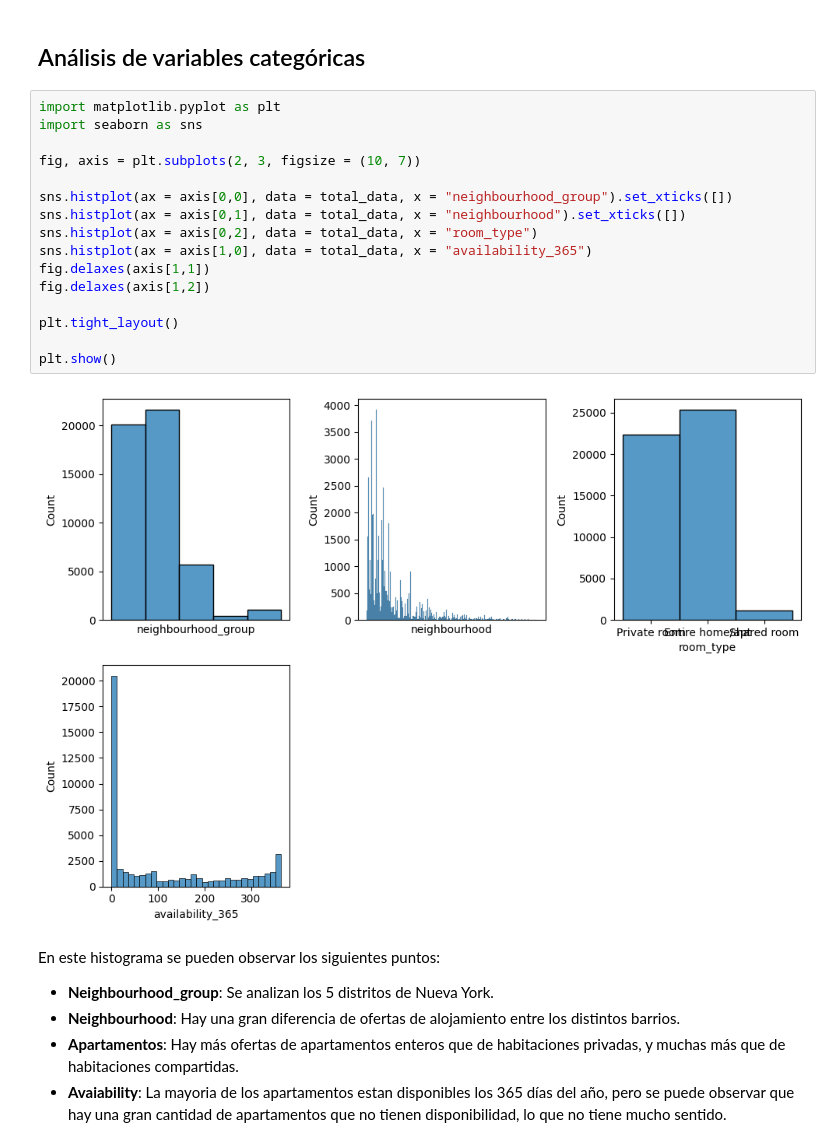
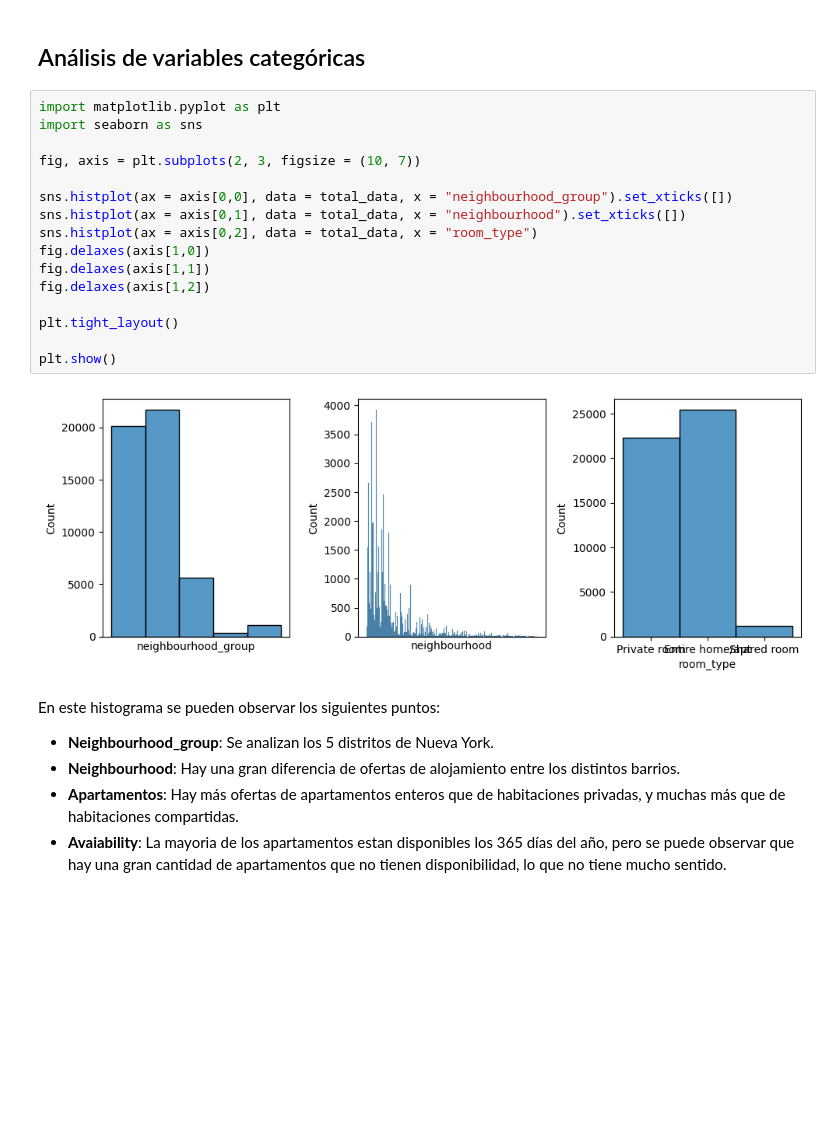
Before and after one commit to 4GeeksAcademy/ivandla96-Proyeto-EDA1, a Jupyter notebook: src/explore.ipynb, the cells around one changed output. Saved outputs shown, nothing was run; the diff lists cells and outputs as text; blank space fills up the shorter version.

```diff
--- a/src/explore.ipynb
+++ b/src/explore.ipynb
@@ -88,21 +88,21 @@ total_data.head()
 # %%
 import matplotlib.pyplot as plt
 import seaborn as sns
 
 fig, axis = plt.subplots(2, 3, figsize = (10, 7))
 
 sns.histplot(ax = axis[0,0], data = total_data, x = "neighbourhood_group").set_xticks([])
 sns.histplot(ax = axis[0,1], data = total_data, x = "neighbourhood").set_xticks([])
 sns.histplot(ax = axis[0,2], data = total_data, x = "room_type")
-sns.histplot(ax = axis[1,0], data = total_data, x = "availability_365")
+fig.delaxes(axis[1,0])
 fig.delaxes(axis[1,1])
 fig.delaxes(axis[1,2])
 
 plt.tight_layout()
 
 plt.show()
 # %% [output]
-[figure, old version]
+[figure, new version]
 # %% [markdown]
 En este histograma se pueden observar los siguientes puntos:
 - **Neighbourhood_group**: Se analizan los 5 distritos de Nueva York.
```
Also changed, not shown: parts of 3 cells of this notebook, 1 other file.
